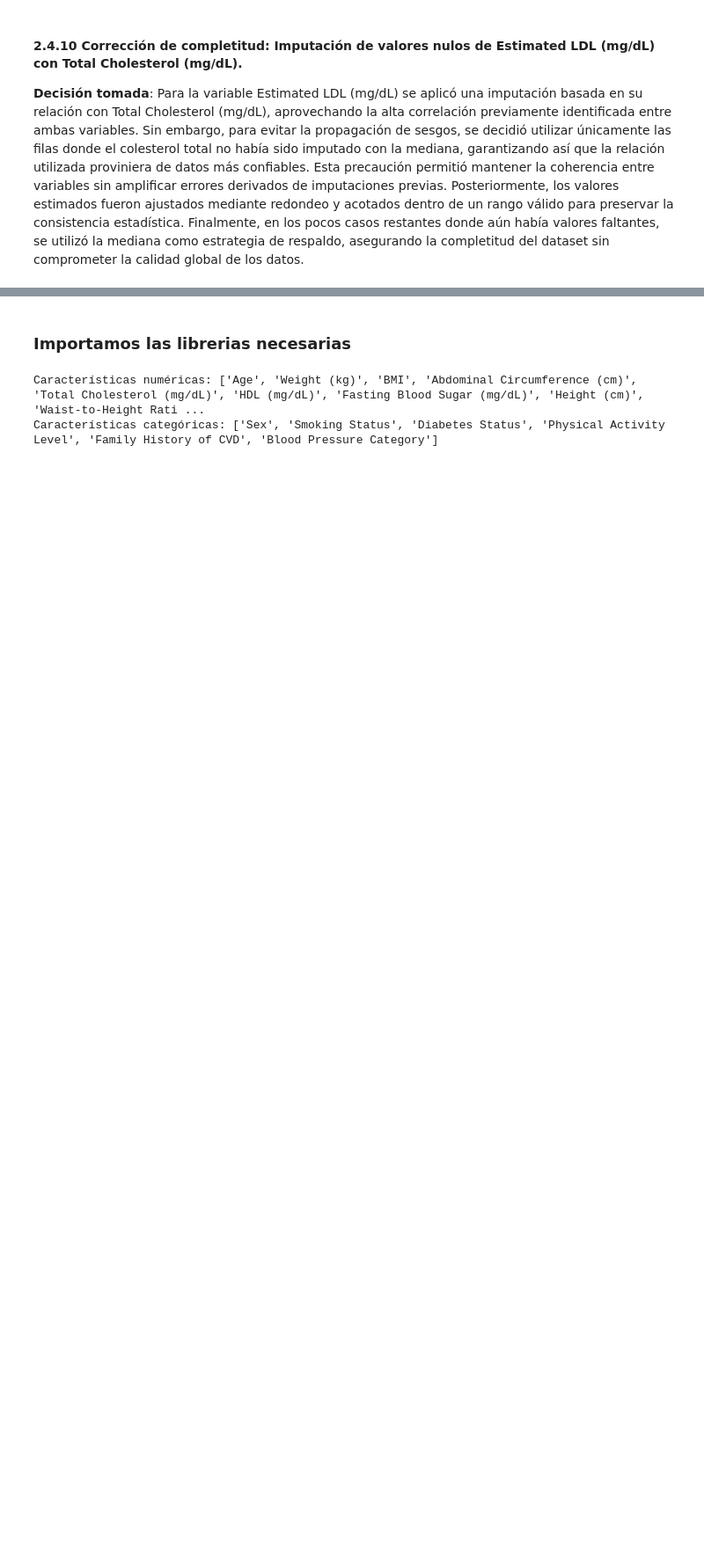
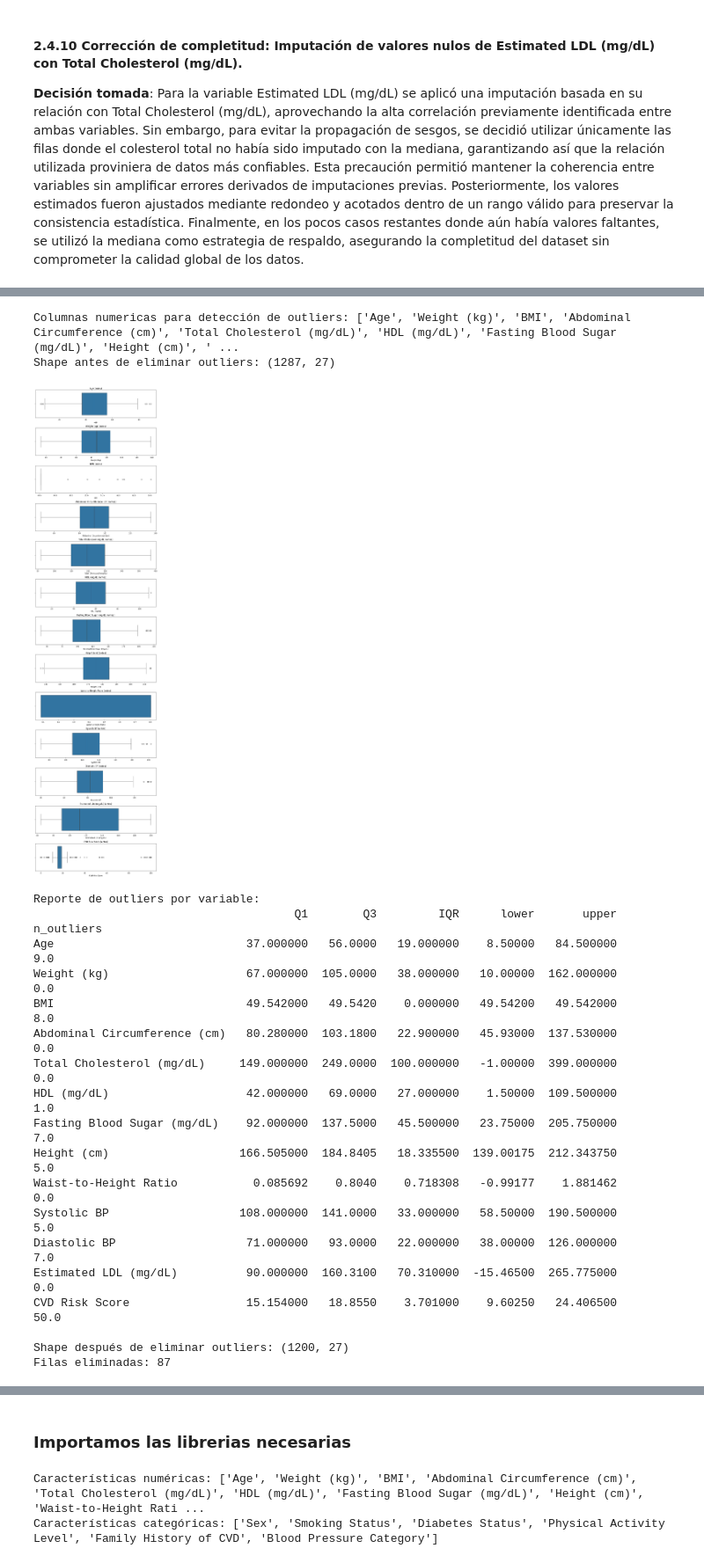
Before and after one commit to ISIS-2611-AprendizajeMaquina/MaterialDeClase-ISIS-2611, a Jupyter notebook: Laboratorios/L1 Regresion Lineal/data/Lab1_AlpesHearth_Plantilla.ipynb, the cells around one changed output, grey strips where cells are left out. Shown at 88% size. Drawn from its saved outputs; the diff is of its cells as text; code cells hidden in the pictures; blank space fills up the shorter version.

```diff
--- a/Laboratorios/L1 Regresion Lineal/data/Lab1_AlpesHearth_Plantilla.ipynb
+++ b/Laboratorios/L1 Regresion Lineal/data/Lab1_AlpesHearth_Plantilla.ipynb
@@ -701,0 +707,78 @@ train_df['Estimated LDL (mg/dL)'] = train_df['Estimated LDL (mg/dL)'].fillna(tra
+# %%
+import matplotlib.pyplot as plt
+
+# Variables numericas sobre las que aplicar IQR
+numeric_cols_iqr = train_df.select_dtypes(include=[np.number]).columns.tolist()
+
+# Excluir columnas auxiliares de imputación y el target
+cols_excluir = ['Weight_imputed_median', 'WHR_imputed_median',
+                'TC_missing_original', 'TC_imputed_median']
+numeric_cols_iqr = [c for c in numeric_cols_iqr if c not in cols_excluir]
+
+print(f"Columnas numericas para detección de outliers: {numeric_cols_iqr}")
+print(f"Shape antes de eliminar outliers: {train_df.shape}")
+
+# Boxplots ANTES de eliminar outliers
+fig, axes = plt.subplots(nrows=len(numeric_cols_iqr), ncols=1,
+                         figsize=(10, 3 * len(numeric_cols_iqr)))
+for i, col in enumerate(numeric_cols_iqr):
+    sns.boxplot(x=train_df[col], ax=axes[i])
+    axes[i].set_title(f'{col} (antes)')
+plt.tight_layout()
+plt.show()
+
+# Metodo IQR: eliminar filas que sean outlier en CUALQUIER variable numerica
+mask = pd.Series(True, index=train_df.index)
+
+outlier_report = {}
+for col in numeric_cols_iqr:
+    Q1 = train_df[col].quantile(0.25)
+    Q3 = train_df[col].quantile(0.75)
+    IQR = Q3 - Q1
+    lower = Q1 - 1.5 * IQR
+    upper = Q3 + 1.5 * IQR
+    col_mask = train_df[col].between(lower, upper)
+    # ~ es un NOT bit a bit que invierte la mascara, es decir,
+    # True se vuelve False y viceversa, por lo que ~col_mask es
+    # True para las filas que son outliers en esa variable
+    n_outliers = (~col_mask).sum()
+    outlier_report[col] = {
+        'Q1': Q1,
+        'Q3': Q3,
+        'IQR': IQR,
+        'lower': lower,
+        'upper': upper,
+        'n_outliers': n_outliers
+    }
+    # Esta linea lo que hace es que acumula la mascara global de filas a eliminar, es decir, si una fila es outlier en cualquier variable, se marcará como False en la mascara final
+    mask &= col_mask
+
+outlier_df = pd.DataFrame(outlier_report).T
+print("\nReporte de outliers por variable:")
+print(outlier_df.to_string())
+
+train_df = train_df[mask].reset_index(drop=True)
+print(f"\nShape después de eliminar outliers: {train_df.shape}")
+print(f"Filas eliminadas: {(~mask).sum()}")
+# %% [output]
+Columnas numericas para detección de outliers: ['Age', 'Weight (kg)', 'BMI', 'Abdominal Circumference (cm)', 'Total Cholesterol (mg/dL)', 'HDL (mg/dL)', 'Fasting Blood Sugar (mg/dL)', 'Height (cm)', ' ...
+Shape antes de eliminar outliers: (1287, 27)
+[figure, added]
+Reporte de outliers por variable:
+                                      Q1        Q3         IQR      lower       upper  n_outliers
+Age                            37.000000   56.0000   19.000000    8.50000   84.500000         9.0
+Weight (kg)                    67.000000  105.0000   38.000000   10.00000  162.000000         0.0
+BMI                            49.542000   49.5420    0.000000   49.54200   49.542000         8.0
+Abdominal Circumference (cm)   80.280000  103.1800   22.900000   45.93000  137.530000         0.0
+Total Cholesterol (mg/dL)     149.000000  249.0000  100.000000   -1.00000  399.000000         0.0
+HDL (mg/dL)                    42.000000   69.0000   27.000000    1.50000  109.500000         1.0
+Fasting Blood Sugar (mg/dL)    92.000000  137.5000   45.500000   23.75000  205.750000         7.0
+Height (cm)                   166.505000  184.8405   18.335500  139.00175  212.343750         5.0
+Waist-to-Height Ratio           0.085692    0.8040    0.718308   -0.99177    1.881462         0.0
+Systolic BP                   108.000000  141.0000   33.000000   58.50000  190.500000         5.0
+Diastolic BP                   71.000000   93.0000   22.000000   38.00000  126.000000         7.0
+Estimated LDL (mg/dL)          90.000000  160.3100   70.310000  -15.46500  265.775000         0.0
+CVD Risk Score                 15.154000   18.8550    3.701000    9.60250   24.406500        50.0
+
+Shape después de eliminar outliers: (1200, 27)
+Filas eliminadas: 87
```
Also changed, not shown: parts of 8 cells of this notebook.
